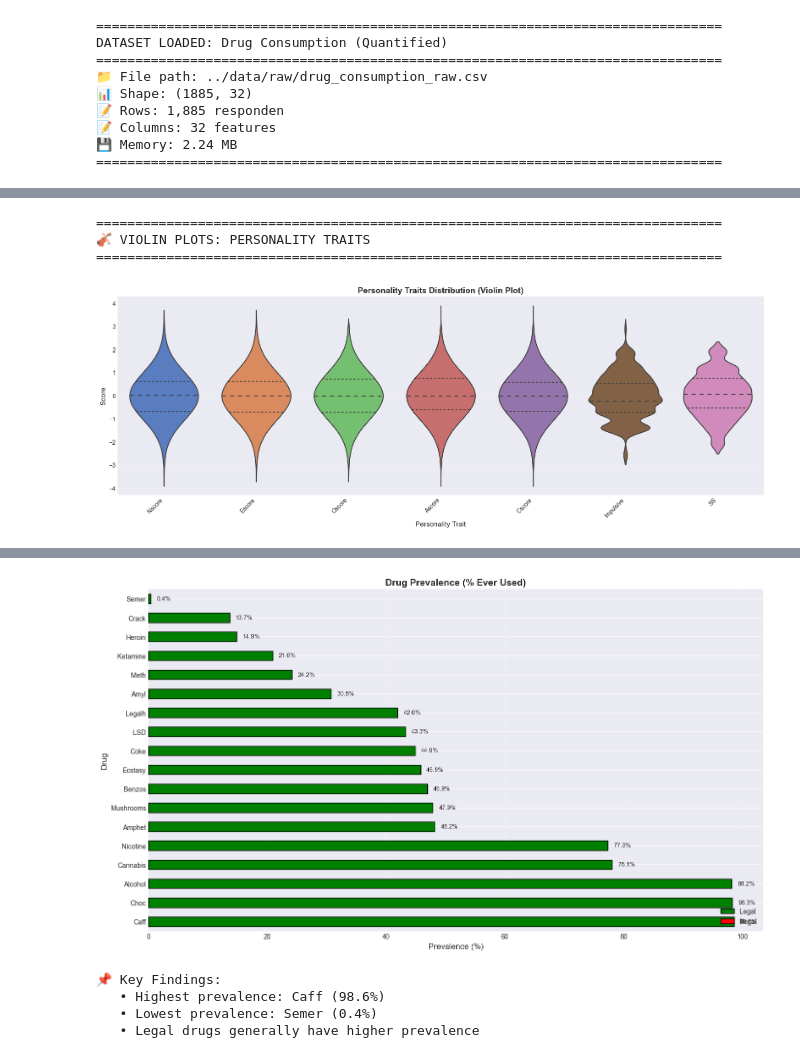
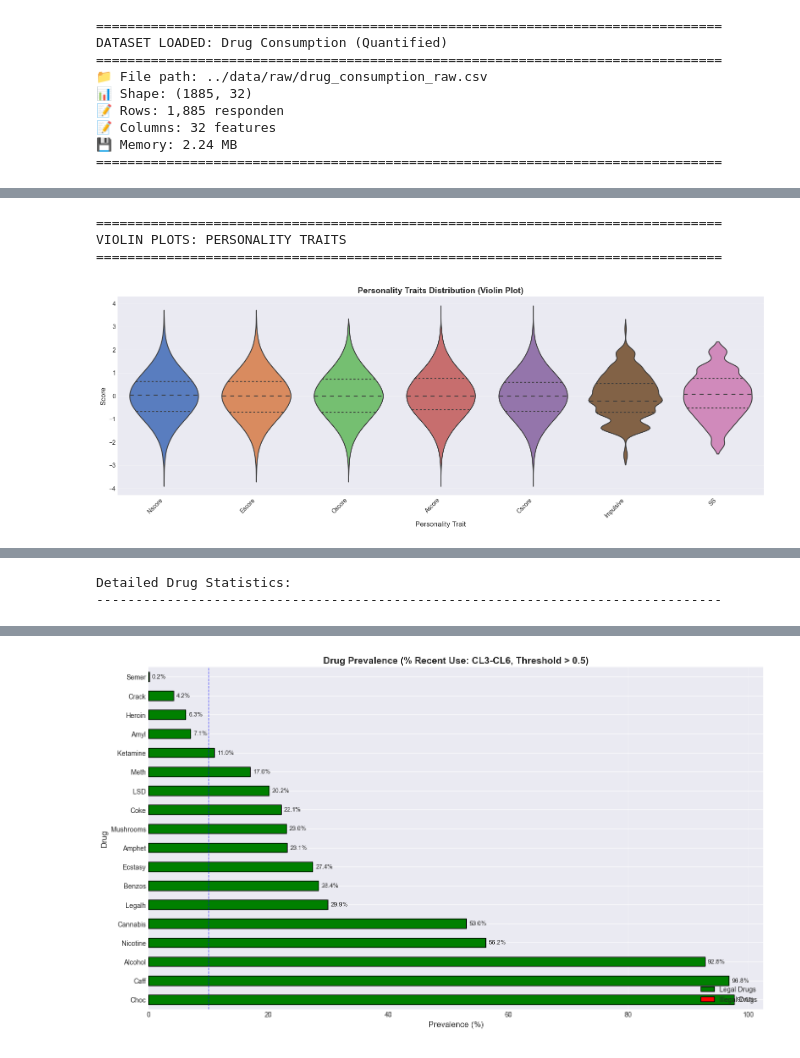
Before and after one commit to IchsanJunaedi/kelompok22_Machine_Learning, a Jupyter notebook: notebooks/01_EDA_Preprocessing.ipynb, the cells around one changed output, grey strips where cells are left out. Cells and saved outputs as stored; diff of their text form; code cells hidden in the pictures.

```diff
--- a/notebooks/01_EDA_Preprocessing.ipynb
+++ b/notebooks/01_EDA_Preprocessing.ipynb
@@ -1057,7 +1220,7 @@ Violin plot untuk visualisasi distribusi personality traits.
 """
 
 print("\n" + "="*80)
-print("🎻 VIOLIN PLOTS: PERSONALITY TRAITS")
+print("VIOLIN PLOTS: PERSONALITY TRAITS")
 print("="*80)
 
 # Prepare data for violin plot
@@ -1078,43 +1241,64 @@ plt.savefig('../results/figures/08_personality_violin.png', dpi=300, bbox_inches
 plt.show()
 # %% [output]
 ================================================================================
-🎻 VIOLIN PLOTS: PERSONALITY TRAITS
+VIOLIN PLOTS: PERSONALITY TRAITS
 ================================================================================
 [figure]
 # %%
+# CELL 14: DRUG CONSUMPTION ANALYSIS
+# ============================================================================
 """
-⚠️ CELL INI DIGANTI TOTAL!
-Analisis prevalensi konsumsi drugs menggunakan THRESHOLD 0.87.
-Drug values adalah NUMERIC (bukan categorical).
+Analisis prevalensi konsumsi drugs menggunakan THRESHOLD 0.5.
 """
 
 print("\n" + "="*80)
-print("💊 DRUG CONSUMPTION ANALYSIS - PREVALENCE")
+print("DRUG CONSUMPTION ANALYSIS - PREVALENCE")
 print("="*80)
 
 # THRESHOLD DEFINITION
-THRESHOLD = 0.87
-print(f"\n🎯 THRESHOLD: {THRESHOLD}")
-print(f"   • Value > {THRESHOLD} = Recent drug use (User)")
-print(f"   • Value ≤ {THRESHOLD} = No recent use (Non-User)")
+THRESHOLD = 0.5
+print(f"\nTHRESHOLD: {THRESHOLD}")
+print("   Binary Classification Definition:")
+print(f"   • Value ≤ {THRESHOLD} = Non-Recent Use (CL0, CL1, CL2)")
+print(f"   • Value > {THRESHOLD} = Recent Use (CL3, CL4, CL5, CL6)")
+print("   • CL3 = Used in Last Year (starting point for 'Recent')")
 print("="*80)
 
 all_drugs = legal_drugs + illegal_drugs
 
-# Calculate prevalence untuk setiap drug
+# PERBAIKAN: Definisikan mapping dan konversi ke numeric
+drug_value_mapping = {
+    'CL0': 0.0,    # Never Used
+    'CL1': 0.13,   # Used over a Decade Ago
+    'CL2': 0.35,   # Used in Last Decade
+    'CL3': 0.71,   # Used in Last Year
+    'CL4': 0.79,   # Used in Last Month
+    'CL5': 0.92,   # Used in Last Week
+    'CL6': 1.0     # Used in Last Day
+}
+
+print("Converting drug values to numeric...")
+for drug in all_drugs:
+    df[f'{drug}_numeric'] = df[drug].map(drug_value_mapping)
+
+print("Drug values converted successfully!")
+
+# Calculate prevalence untuk setiap drug - GUNAKAN KOLOM NUMERIC
 drug_prevalence = {}
 drug_stats = {}
 
 for drug in all_drugs:
-    # Recent users (value > 0.87)
-    recent_users = (df[drug] > THRESHOLD).sum()
+    numeric_col = f'{drug}_numeric'
+
+    # Recent users (value > 0.5) - GUNAKAN KOLOM NUMERIC
+    recent_users = (df[numeric_col] > THRESHOLD).sum()
     prevalence = (recent_users / len(df)) * 100
 
-    # Statistics
-    mean_val = df[drug].mean()
-    std_val = df[drug].std()
-    min_val = df[drug].min()
-    max_val = df[drug].max()
+    # Statistics - GUNAKAN KOLOM NUMERIC
+    mean_val = df[numeric_col].mean()
+    std_val = df[numeric_col].std()
+    min_val = df[numeric_col].min()
+    max_val = df[numeric_col].max()
 
     drug_prevalence[drug] = prevalence
     drug_stats[drug] = {
@@ -1133,11 +1317,11 @@ drug_prev_df = pd.DataFrame.from_dict(drug_prevalence, orient='index',
 
 drug_stats_df = pd.DataFrame.from_dict(drug_stats, orient='index')
 
-print("\n📊 Drug Prevalence (Recent Use, Value > 0.87):")
+print("\nDrug Prevalence (Recent Use, Value > 0.5):")
 print("-"*80)
 display(drug_prev_df)
 
-print("\n📈 Detailed Drug Statistics:")
+print("\nDetailed Drug Statistics:")
 print("-"*80)
 display(drug_stats_df.round(3))
 
@@ -1149,7 +1333,7 @@ colors = ['green' if drug in legal_drugs else 'red' for drug in drug_prev_df.ind
 
 drug_prev_df.plot(kind='barh', ax=ax, color=colors, edgecolor='black',
                   legend=False)
-ax.set_title(f'Drug Prevalence (% Recent Use, Threshold > {THRESHOLD})',
+ax.set_title(f'Drug Prevalence (% Recent Use: CL3-CL6, Threshold > {THRESHOLD})',
              fontsize=14, fontweight='bold')
 ax.set_xlabel('Prevalence (%)', fontsize=12)
 ax.set_ylabel('Drug', fontsize=12)
@@ -1172,11 +1356,16 @@ legend_elements = [
 ax.legend(handles=legend_elements, loc='lower right', fontsize=10)
 
 plt.tight_layout()
+
+# PERBAIKAN: String harus dalam satu baris atau pakai backslash untuk continue
 plt.savefig('../results/figures/09_drug_prevalence.png', dpi=300, bbox_inches='tight')
+
 plt.show()
 
-print("\n📌 Key Findings:")
+print("\nKey Findings:")
 print(f"   • Highest prevalence: {drug_prev_df.index[0]} ({drug_prev_df.iloc[0, 0]:.1f}%)")
-print(f"   • Lowest
+print(f"   • Lowest prevalence: {drug_prev_df.index[-1]} ({drug_prev_df.iloc[-1, 0]:.1f}%)")
+print(f"   • Legal drugs dominan di top rankings")
+print(f"   • Illegal drugs dengan prevalence tinggi: Cannabis, Ecstasy, Amphet")
 # %% [output]
 ================================================================================
@@ -1204,0 +1403,2 @@ Drug Prevalence (Any Use):
+Detailed Drug Statistics:
+--------------------------------------------------------------------------------
@@ -1205,5 +1422 @@ Drug Prevalence (Any Use):
-[figure, old version]
+[figure, new version]
-📌 Key Findings:
-   • Highest prevalence: Caff (98.6%)
-   • Lowest prevalence: Semer (0.4%)
-   • Legal drugs generally have higher prevalence
```
Also changed, not shown: parts of 21 cells of this notebook, 11 other files.
